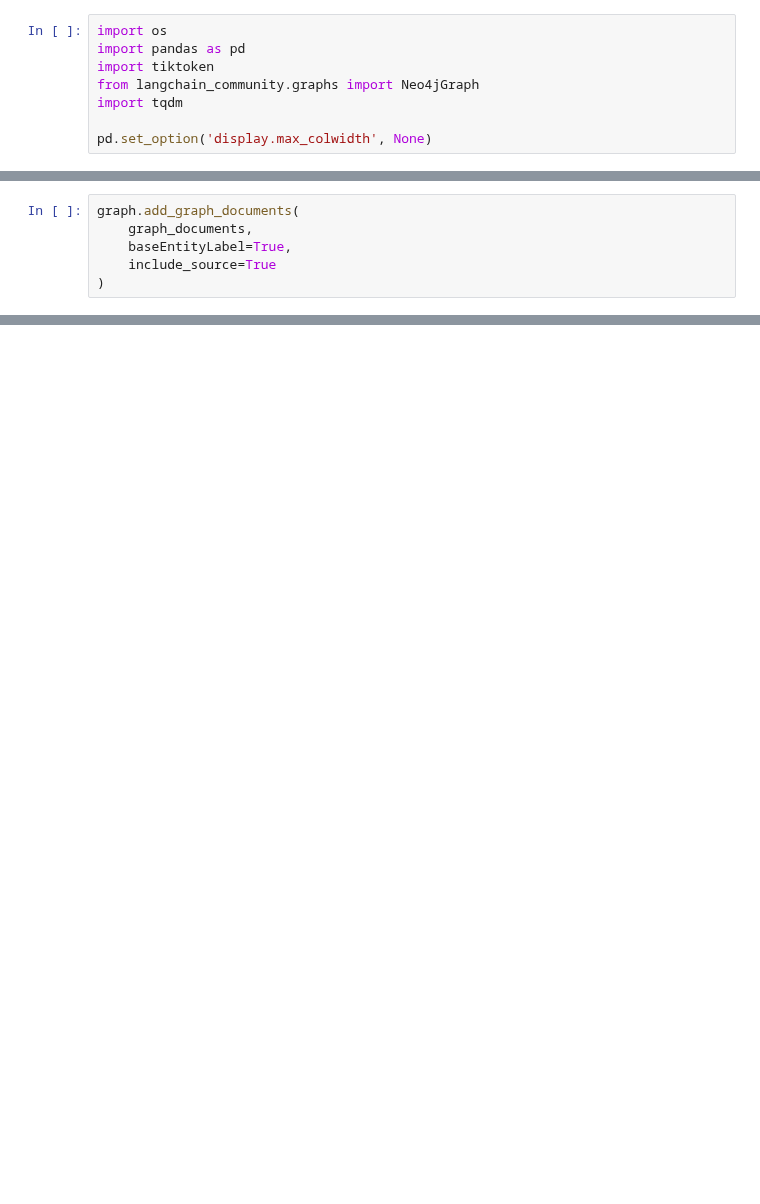
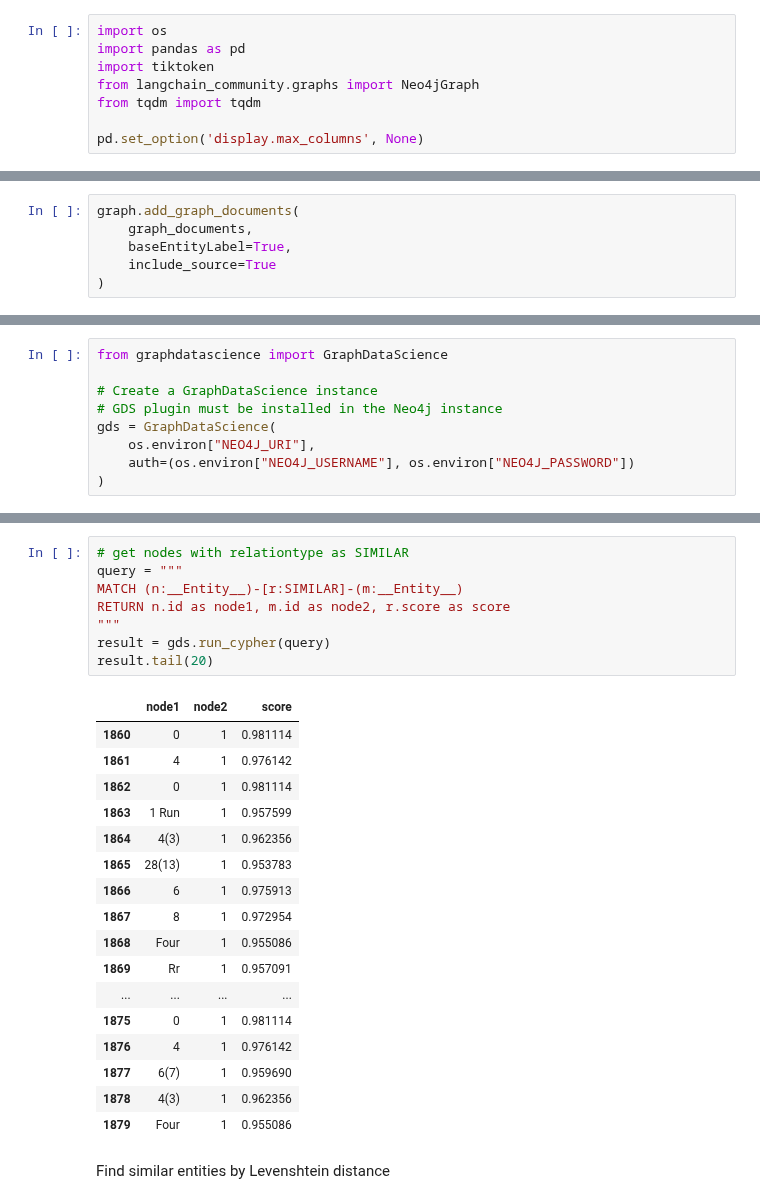
Before and after one commit to sriksmachi/sriksml, a Jupyter notebook: language-models/graphrag_ds.ipynb, the cells around one changed output, grey strips where cells are left out. Cells and saved outputs as stored; diff of their text form; blank space fills up the shorter version.

```diff
--- a/language-models/graphrag_ds.ipynb
+++ b/language-models/graphrag_ds.ipynb
@@ -8,7 +10,7 @@ import os
 import pandas as pd
 import tiktoken
 from langchain_community.graphs import Neo4jGraph
-import tqdm
+from tqdm import tqdm
 
-pd.set_option('display.max_colwidth', None)
+pd.set_option('display.max_columns', None)
 # %%
@@ -85,0 +145,9 @@ graph.add_graph_documents(
+# %%
+from graphdatascience import GraphDataScience
+
+# Create a GraphDataScience instance
+# GDS plugin must be installed in the Neo4j instance
+gds = GraphDataScience(
+    os.environ["NEO4J_URI"],
+    auth=(os.environ["NEO4J_USERNAME"], os.environ["NEO4J_PASSWORD"])
+)
@@ -85,0 +217,28 @@ graph.add_graph_documents(
+# %%
+# get nodes with relationtype as SIMILAR
+query = """
+MATCH (n:__Entity__)-[r:SIMILAR]-(m:__Entity__)
+RETURN n.id as node1, m.id as node2, r.score as score
+"""
+result = gds.run_cypher(query)
+result.tail(20)
+# %% [output]
+|  | node1 | node2 | score |
+| 1860 | 0 | 1 | 0.981114 |
+| 1861 | 4 | 1 | 0.976142 |
+| 1862 | 0 | 1 | 0.981114 |
+| 1863 | 1 Run | 1 | 0.957599 |
+| 1864 | 4(3) | 1 | 0.962356 |
+| 1865 | 28(13) | 1 | 0.953783 |
+| 1866 | 6 | 1 | 0.975913 |
+| 1867 | 8 | 1 | 0.972954 |
+| 1868 | Four | 1 | 0.955086 |
+| 1869 | Rr | 1 | 0.957091 |
+| ... | ... | ... | ... |
+| 1875 | 0 | 1 | 0.981114 |
+| 1876 | 4 | 1 | 0.976142 |
+| 1877 | 6(7) | 1 | 0.959690 |
+| 1878 | 4(3) | 1 | 0.962356 |
+| 1879 | Four | 1 | 0.955086 |
+# %% [markdown]
+Find similar entities by Levenshtein distance
```
Also changed, not shown: parts of 26 cells of this notebook.
